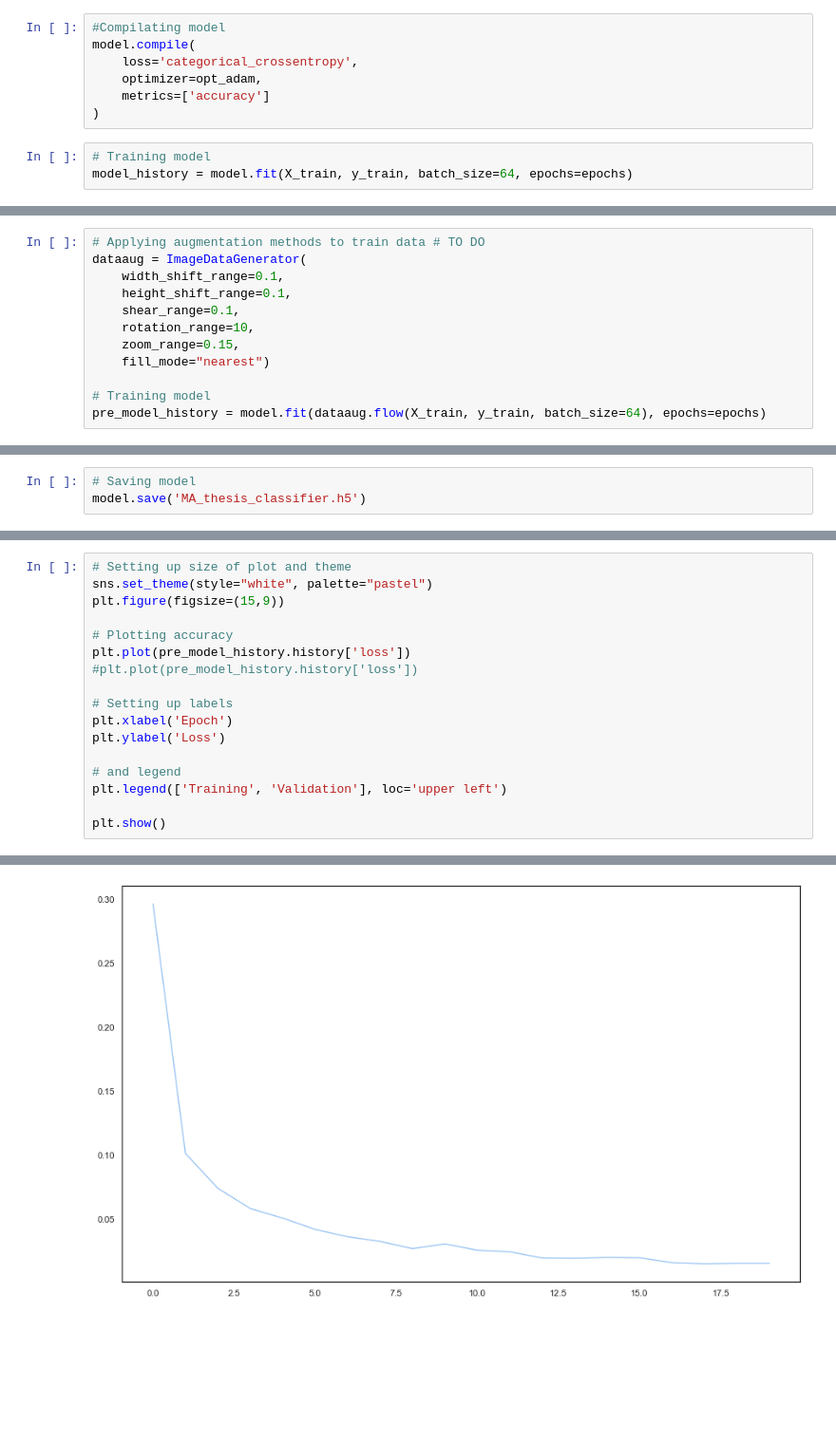
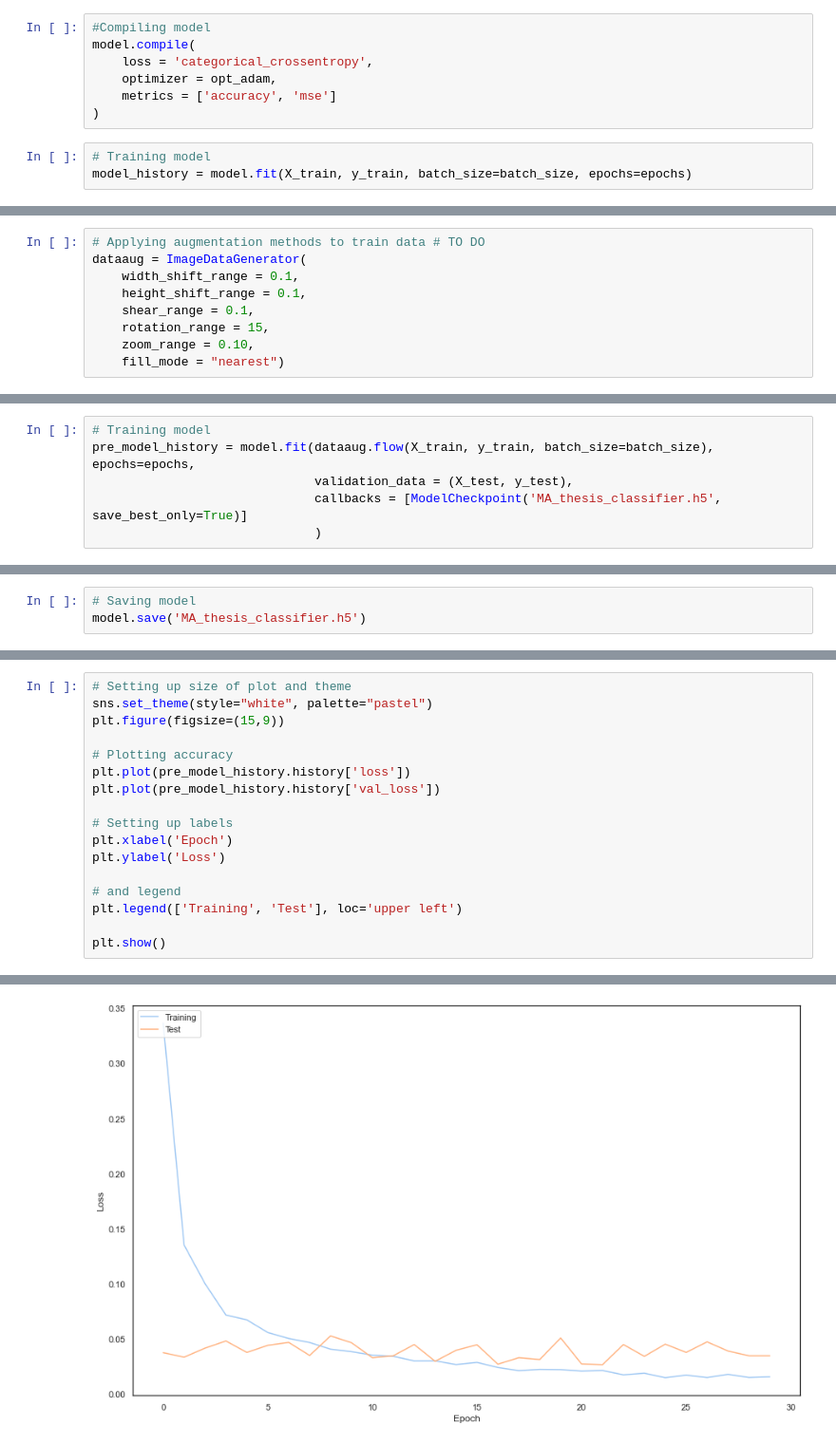
Before and after one commit to imarekkus/Master-s_Thesis, a Jupyter notebook: kody/EDA + Model.ipynb, the cells around one changed output, grey strips where cells are left out. Shown: that part at 95% size. Cells and saved outputs as stored; diff of their text form; blank space fills up the shorter version.

Commit message:
Ended data characteristics, created classification model

```diff
--- a/kody/EDA + Model.ipynb
+++ b/kody/EDA + Model.ipynb
@@ -438,11 +471,11 @@ opt_adam = Adam(lr=lr, decay=lr / (epochs * 0.5))
 # %%
-#Compilating model
+#Compiling model
 model.compile(
-    loss='categorical_crossentropy',
-    optimizer=opt_adam,
-    metrics=['accuracy']
+    loss = 'categorical_crossentropy',
+    optimizer = opt_adam,
+    metrics = ['accuracy', 'mse']
 )
 # %%
 # Training model
-model_history = model.fit(X_train, y_train, batch_size=64, epochs=epochs)
+model_history = model.fit(X_train, y_train, batch_size=batch_size, epochs=epochs)
 # %% [output]
@@ -480,12 +510,9 @@ accuracy_score(np.array(testLabels), y_predict)
 # %%
 # Applying augmentation methods to train data # TO DO
 dataaug = ImageDataGenerator(
-    width_shift_range=0.1,
-    height_shift_range=0.1,
-    shear_range=0.1,
-    rotation_range=10,
-    zoom_range=0.15,
-    fill_mode="nearest")
-
-# Training model
-pre_model_history = model.fit(dataaug.flow(X_train, y_train, batch_size=64), epochs=epochs)
+    width_shift_range = 0.1,
+    height_shift_range = 0.1,
+    shear_range = 0.1,
+    rotation_range = 15,
+    zoom_range = 0.10,
+    fill_mode = "nearest")
@@ -509,0 +550,6 @@ Epoch 20/20
+# %%
+# Training model
+pre_model_history = model.fit(dataaug.flow(X_train, y_train, batch_size=batch_size), epochs=epochs,
+                              validation_data = (X_test, y_test),
+                              callbacks = [ModelCheckpoint('MA_thesis_classifier.h5', save_best_only=True)]
+                              )
@@ -567,14 +632,14 @@ plt.figure(figsize=(15,9))
 
 # Plotting accuracy
 plt.plot(pre_model_history.history['loss'])
-#plt.plot(pre_model_history.history['loss'])
+plt.plot(pre_model_history.history['val_loss'])
 
 # Setting up labels
 plt.xlabel('Epoch')
 plt.ylabel('Loss')
 
 # and legend
-plt.legend(['Training', 'Validation'], loc='upper left')
+plt.legend(['Training', 'Test'], loc='upper left')
 
 plt.show()
 # %% [output]
@@ -582 +646 @@ TypeError: 'str' object is not callable
-[figure, old version]
+[figure, new version]
```
Also changed, not shown: parts of 30 cells of this notebook, 13 other files.
